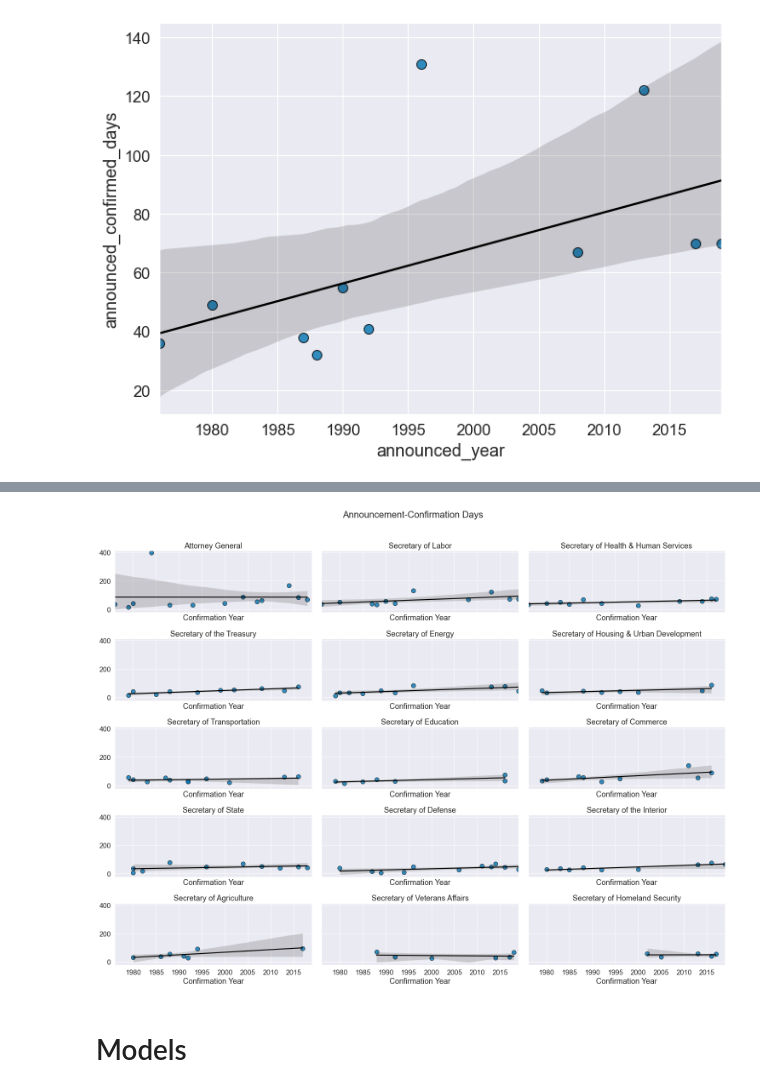
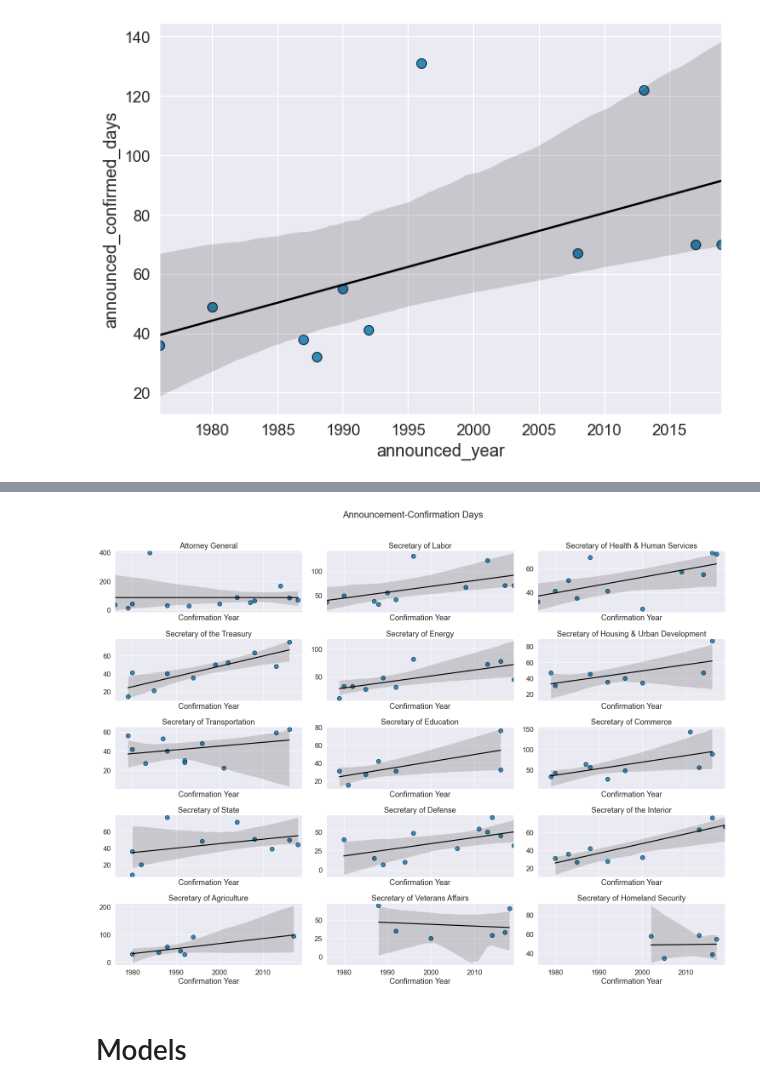
Before and after one commit to nmmichalak/presidential_cabinet_confirmation_predictions, a Jupyter notebook: 202101_biden_cabinet_confirmation_predictions.ipynb, the cells around one changed output, grey strips where cells are left out. Saved outputs shown, nothing was run; the diff lists cells and outputs as text; code cells hidden in the pictures.

```diff
--- a/202101_biden_cabinet_confirmation_predictions.ipynb
+++ b/202101_biden_cabinet_confirmation_predictions.ipynb
@@ -149,7 +152,9 @@ presidential_cabinet_nominations.sample(n = 10, replace = False)
+# %%
+presidential_cabinet_nominations["first_pick"] = (presidential_cabinet_nominations["announced_datetime"] == presidential_cabinet_nominations.groupby(["president", "position"])["announced_datetime"].transform(min)).astype(float).replace({0: -0.5, 1: 0.5})
 # %% [markdown]
 ## Subset only announcement and confirmation
 # %%
-nominee_announced_confirmed = presidential_cabinet_nominations.loc[:, ["position", "president", "nominee", "announced_datetime", "confirmed_datetime", "announced_year", "confirmed_year", "announced_confirmed_days", "votes_for", "votes_against", "n_votes", "votes_for_ppt"]].dropna().drop_duplicates()
+nominee_announced_confirmed = presidential_cabinet_nominations.loc[:, ["position", "president", "nominee", "first_pick", "announced_datetime", "confirmed_datetime", "announced_year", "confirmed_year", "announced_confirmed_days", "votes_for", "votes_against", "n_votes", "votes_for_ppt"]].dropna().drop_duplicates()
 
 nominee_announced_confirmed.info()
 # %% [output]
@@ -232,24 +258,24 @@ sns.regplot(x = "announced_year", y = "announced_confirmed_days", data = nominee
 # %%
-fig, axes = plt.subplots(nrows = 5, ncols = 3, figsize = (10.5 * 2, 7.5 * 2), sharex = True, sharey = True)
+fig, axes = plt.subplots(nrows = 5, ncols = 3, figsize = (10.5 * 2, 7.5 * 2), sharex = True, sharey = False)
 
 axes = axes.flatten()
 
 for i, position_i in enumerate(nominee_announced_confirmed["position"].unique().tolist()):
     # regression plot
     sns.regplot(x = "announced_year", y = "announced_confirmed_days", data = nominee_announced_confirmed.query("position == '{}'".format(position_i)), scatter_kws = {"s": 100, "edgecolor": "black"}, lowess = False, line_kws = {"color": "black"}, ax = axes[i])
 
     axes[i].margins(0.04)
 
     # titles
     axes[i].set(xlabel = "Confirmation Year", ylabel = None, title = position_i)
 
 # big title
 fig.suptitle("Announcement-Confirmation Days", y = 1.05)
 
 # tighten
 fig.tight_layout()
 # %% [output]
-[figure, old version]
+[figure, new version]
 # %% [markdown]
 # Models
 # %% [markdown]
```
Also changed, not shown: parts of 25 cells of this notebook, 2 other files.
